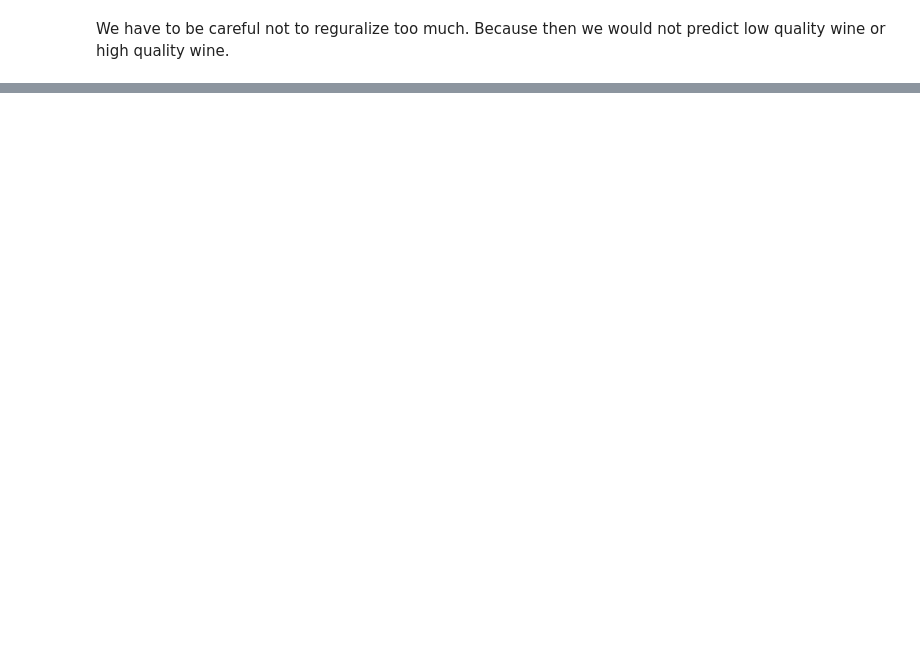
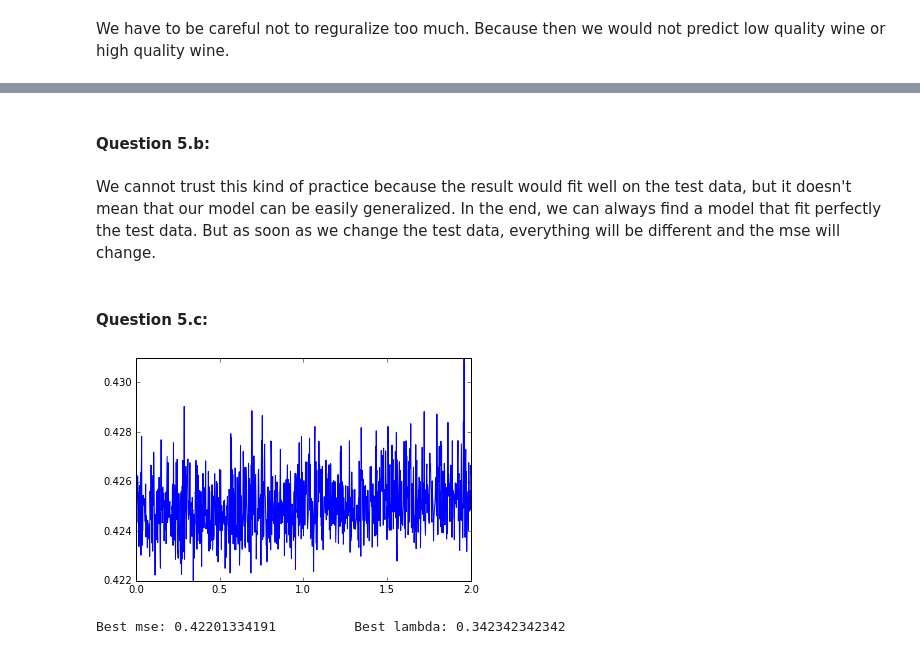
Before and after one commit to gabrieldemarmiesse/wine-prediction, a Jupyter notebook: Untitled.ipynb, the cells around one changed output, grey strips where cells are left out. Drawn from its saved outputs; the diff is of its cells as text; code cells hidden in the pictures; blank space fills up the shorter version.

```diff
--- a/Untitled.ipynb
+++ b/Untitled.ipynb
@@ -264,0 +217,51 @@ NameError: name 'Y' is not defined
+# %% [markdown]
+#### Question 5.b:
+# %% [markdown]
+We cannot trust this kind of practice because the result would fit well on the test data, but it doesn't mean that our model can be easily generalized. In the end, we can always find a model that fit perfectly the test data. But as soon as we change the test data, everything will be different and the mse will change.
+# %% [markdown]
+#### Question 5.c:
+# %%
+def cross_validation(data, train_function, prediction_function, nb_slices):
+    np.random.shuffle(data)
+    intervals = np.linspace(0, len(data), nb_slices)
+    indexes = [int(i) for i in intervals]
+
+    mse_list = []
+    for i in range(nb_slices - 1):
+        test = data[indexes[i]:indexes[i + 1]]
+        train = np.concatenate((data[:indexes[i]], data[indexes[i + 1]:]), axis=0)
+        A = train_function(train)
+        prediction, targets = prediction_function(test, A)
+        current_mse = mse(prediction, targets)
+        mse_list.append(current_mse)
+
+    mean = sum(mse_list) / len(mse_list)
+    return mean
+# %%
+def find_best_lambda_cross_validation(data, functions=[]):
+    extreme = [0, 2]
+    nb_points = 1000
+    mse_list = []
+    for lambda_ in np.linspace(extreme[0], extreme[1], nb_points):
+        def regressor(x):
+            return train_regularized_regressor(x, functions, lambda_)
+
+        def predict(x, y):
+            return predict_regressor(x, y, functions)
+
+        current_mse = cross_validation(data, regressor, predict, 10)
+
+        mse_list.append(current_mse)
+
+    m = min(mse_list)
+    idx = mse_list.index(m)
+    best_lambda = np.linspace(extreme[0], extreme[1], nb_points)[idx]
+    plt.plot(np.linspace(extreme[0], extreme[1], nb_points), mse_list)
+    plt.show()
+    print('Best mse:', m, "\t Best lambda:", best_lambda)
+    return m, best_lambda
+# %%
+mse_ , best_lambda = find_best_lambda_cross_validation(red_wine_features_target)
+# %% [output]
+[figure, added]
+Best mse: 0.42201334191          Best lambda: 0.342342342342
```
Also changed, not shown: parts of 73 cells of this notebook, 3 other files.
